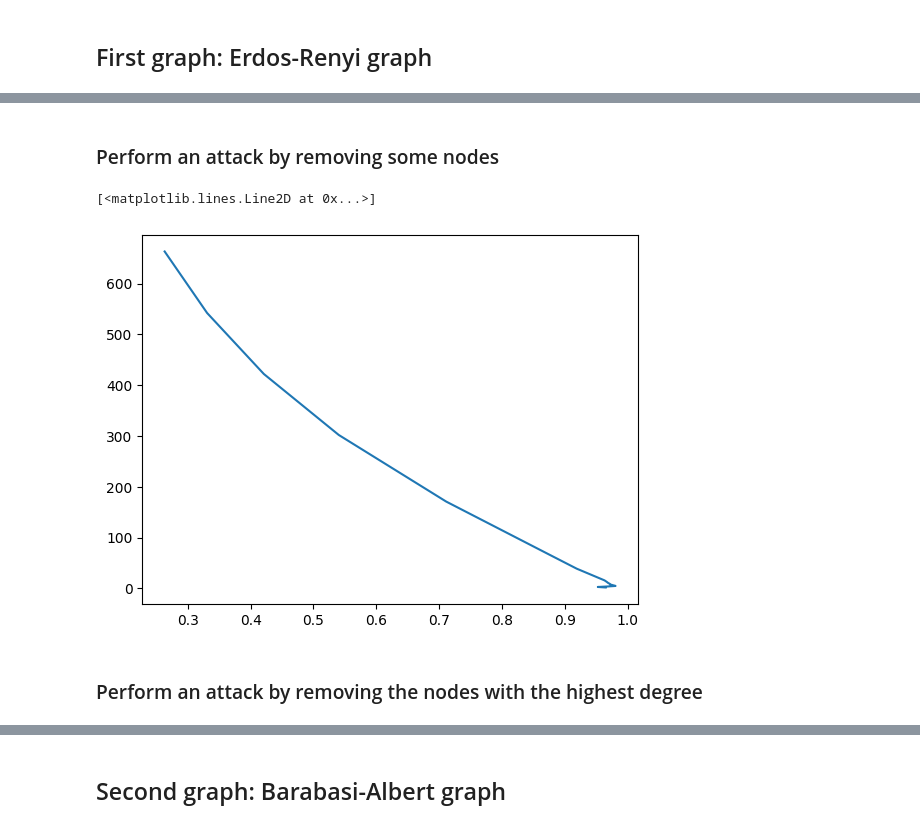
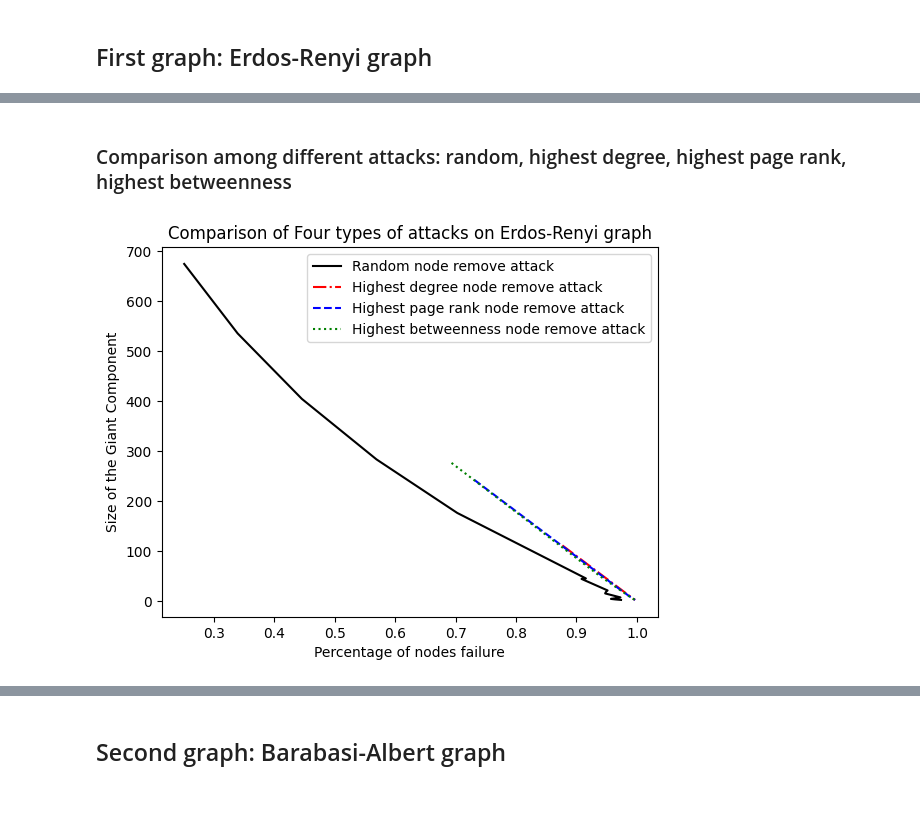
Before and after one commit to parsamlm/NetworkAnalysis, a Jupyter notebook: Step 3/network_robustness.ipynb, the cells around one changed output, grey strips where cells are left out. Drawn from its saved outputs; the diff is of its cells as text; code cells hidden in the pictures; blank space fills up the shorter version.

Commit message:
All the attacks are combined in a single graph

```diff
--- a/Step 3/network_robustness.ipynb
+++ b/Step 3/network_robustness.ipynb
@@ -22,25 +22,82 @@ Size of the Giant Component:  779
 # %% [markdown]
-### Perform an attack by removing some nodes
+### Comparison among different attacks: random, highest degree, highest page rank, highest betweenness
 # %%
-results = {}
+results_random_node_attack = {}
 graph = G_erdos_renyi.copy()
 
 while True:
     graph = af.remove_random_nodes_attack(graph, 0.1)
 
     giant_component = max(nx.connected_components(graph), key=len)
     giant_component_size = len(giant_component)
 
     nodes_failure_percentage = (len(graph.nodes) - giant_component_size) / len(graph.nodes)
 
-    results[giant_component_size] = nodes_failure_percentage
+    results_random_node_attack[giant_component_size] = nodes_failure_percentage
 
     if giant_component_size < 3:
         break
 
-plt.plot(list(results.values()), list(results.keys()))
+results_highest_degree_node_attack = {}
+graph = G_erdos_renyi.copy()
+
+while True:
+    graph = af.remove_highest_degree_nodes_attack(graph, 0.1)
+
+    giant_component = max(nx.connected_components(graph), key=len)
+    giant_component_size = len(giant_component)
+
+    nodes_failure_percentage = (len(graph.nodes) - giant_component_size) / len(graph.nodes)
+
+    results_highest_degree_node_attack[giant_component_size] = nodes_failure_percentage
+
+    if giant_component_size < 3:
+        break
+
+results_highest_page_rank_attack = {}
+graph = G_erdos_renyi.copy()
+
+while True:
+    graph = af.remove_highest_page_rank_nodes_attack(graph, 0.1)
+
+    giant_component = max(nx.connected_components(graph), key=len)
+    giant_component_size = len(giant_component)
+
+    nodes_failure_percentage = (len(graph.nodes) - giant_component_size) / len(graph.nodes)
+
+    results_highest_page_rank_attack[giant_component_size] = nodes_failure_percentage
+
+    if giant_component_size < 3:
+        break
+
+results_highest_betweenness_attack = {}
+graph = G_erdos_renyi.copy()
+
+while True:
+    graph = af.remove_highest_betweenness_nodes_attack(graph, 0.1)
+
+    giant_component = max(nx.connected_components(graph), key=len)
+    giant_component_size = len(giant_component)
+
+    nodes_failure_percentage = (len(graph.nodes) - giant_component_size) / len(graph.nodes)
+
+    results_highest_betweenness_attack[giant_component_size] = nodes_failure_percentage
+
+    if giant_component_size < 3:
+        break
+
+# comparing the results of the attacks on a plot
+
+plt.plot(list(results_random_node_attack.values()), list(results_random_node_attack.keys()), color='black', linestyle='solid',label='Random node remove attack')
+plt.plot(list(results_highest_degree_node_attack.values()), list(results_highest_degree_node_attack.keys()), color='red', linestyle='dashdot',label='Highest degree node remove attack')
+plt.plot(list(results_highest_page_rank_attack.values()), list(results_highest_page_rank_attack.keys()), color='blue', linestyle='dashed',label='Highest page rank node remove attack')
+plt.plot(list(results_highest_betweenness_attack.values()), list(results_highest_betweenness_attack.keys()), color='green', linestyle='dotted', label='Highest betweenness node remove attack')
+
+plt.xlabel('Percentage of nodes failure')
+plt.ylabel('Size of the Giant Component')
+plt.title('Comparison of Four types of attacks on Erdos-Renyi graph')
+plt.legend()
+
+plt.show()
 # %% [output]
-[<matplotlib.lines.Line2D at 0x...>]
-[figure, old version]
+[figure, new version]
-# %% [markdown]
-### Perform an attack by removing the nodes with the highest degree
```
Also changed, not shown: parts of 15 cells of this notebook.
